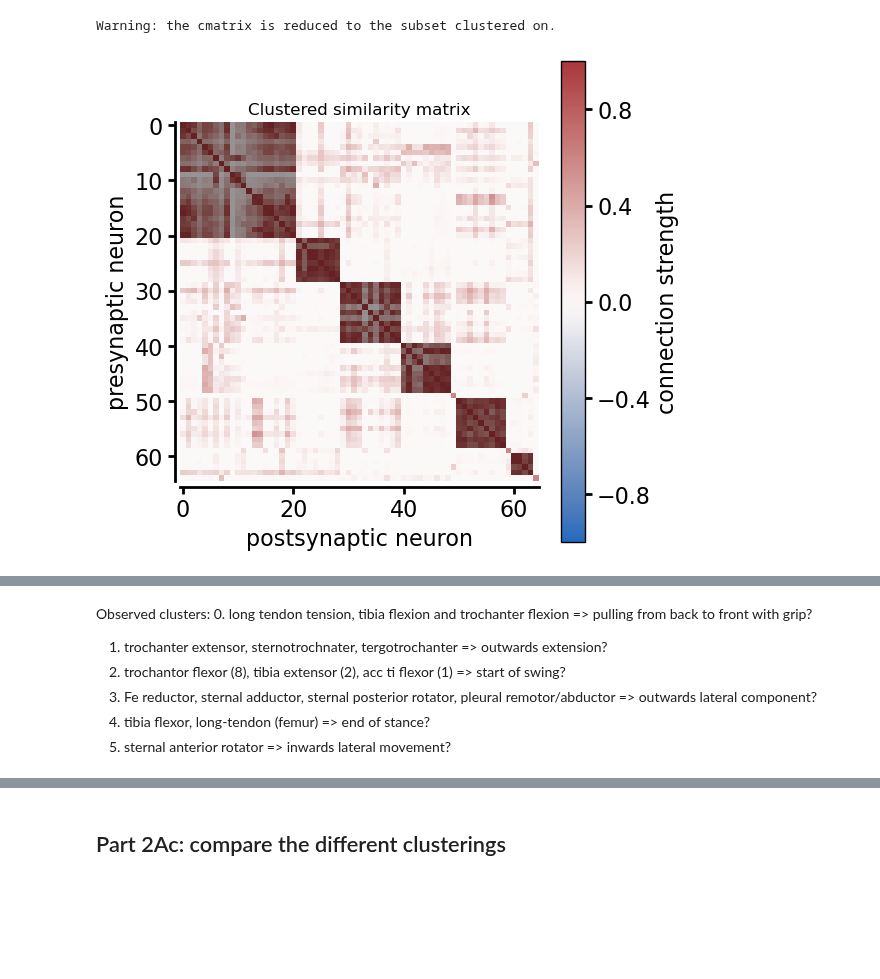
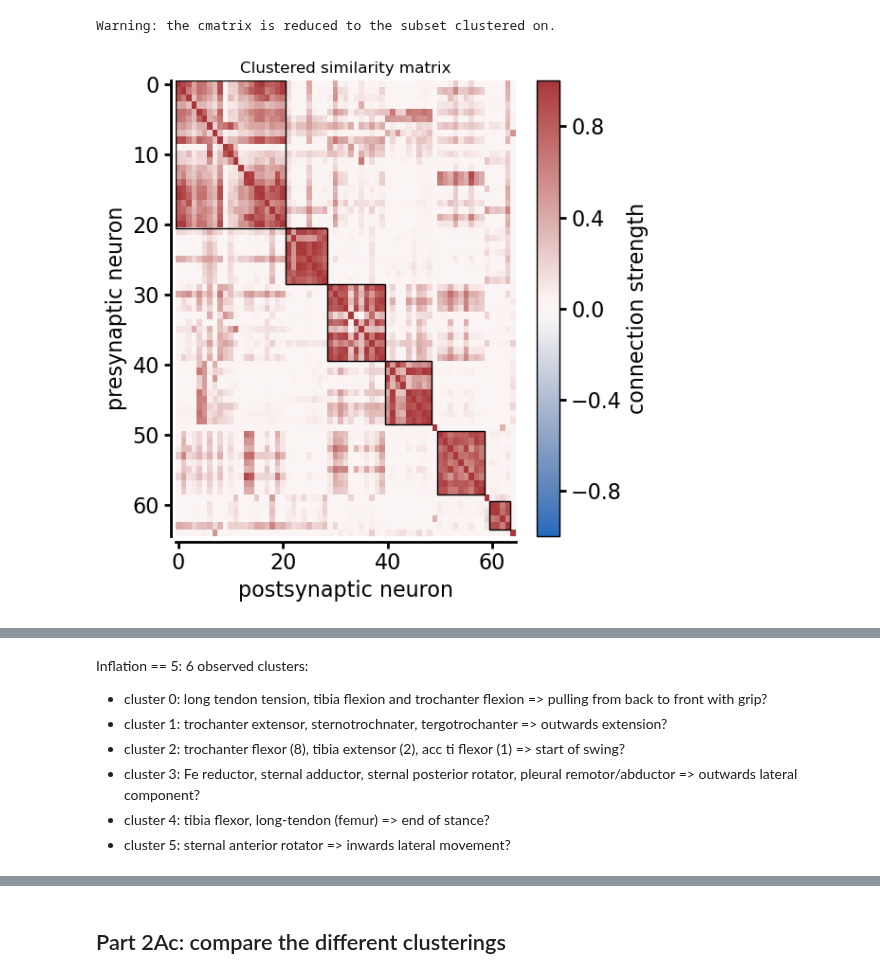
Before and after one commit to NeLy-EPFL/vnc_networks, a Jupyter notebook: scripts/generate_plots/muscle_synergies.ipynb, the cells around one changed output, grey strips where cells are left out. Drawn from its saved outputs; the diff is of its cells as text; code cells hidden in the pictures; blank space fills up the shorter version.

```diff
--- a/scripts/generate_plots/muscle_synergies.ipynb
+++ b/scripts/generate_plots/muscle_synergies.ipynb
@@ -29,7 +34,7 @@ FIG_DIR = MANC(manc_version).get_fig_dir()
 MDN_FIGS = os.path.join(FIG_DIR, MDN_DIR)
 os.makedirs(MDN_FIGS, exist_ok=True)
 # %%
-savefigs = True  # True to save figures
+savefigs = False  # True to save figures
 # %%
 CR = MANC(manc_version)
 split_mdn_vnc = mdn_helper.get_vnc_split_MDNs_by_neuropil(
@@ -163,7 +168,21 @@ mat = np.zeros((clustered_sim_mat.shape[0], clustered_sim_mat.shape[1]))
 for cluster in index_clusters:
     mat[cluster[0] : cluster[-1] + 1, cluster[0] : cluster[-1] + 1] = 1
 ax, _ = clustered_cmatrix.imshow(savefig=False, ax=ax, title="Clustered similarity matrix")
-ax.imshow(mat, cmap="binary", alpha=0.4)
+
+#ax.imshow(mat, cmap="binary", alpha=0.4)
+# Instead of shading the clusters, draw the boundaries as black boxes
+for cluster in index_clusters:
+    ax.add_patch(
+        plt.Rectangle(
+            (cluster[0] - 0.5, cluster[0] - 0.5),
+            len(cluster),
+            len(cluster),
+            edgecolor="black",
+            facecolor="none",
+            lw=1,
+        )
+    )
+
 
 if savefigs:
     plt.savefig(
@@ -301,31 +353,43 @@ Warning: the cmatrix is reduced to the subset clustered on.
 # %%
 # Visualise the similarity matrix and its clusters
 
 fig, ax = plt.subplots(figsize=(6, 6))
 sub_clustered_sim_mat = sub_clustered_cmatrix.get_matrix().todense()
 # create a matrix of zeros
 mat = np.zeros((sub_clustered_sim_mat.shape[0], sub_clustered_sim_mat.shape[1]))
 # draw the boundaries between clusters
 for cluster in sub_index_clusters:
     mat[cluster[0] : cluster[-1] + 1, cluster[0] : cluster[-1] + 1] = 1
 _ = sub_clustered_cmatrix.imshow(
     savefig=False, ax=ax, title="Clustered similarity matrix"
 )
-ax.imshow(mat, cmap="binary", alpha=0.4)
+# ax.imshow(mat, cmap="binary", alpha=0.4)
+# Instead of shading the clusters, draw the boundaries as black boxes
+for cluster in sub_index_clusters:
+    ax.add_patch(
+        plt.Rectangle(
+            (cluster[0] - 0.5, cluster[0] - 0.5),
+            len(cluster),
+            len(cluster),
+            edgecolor="black",
+            facecolor="none",
+            lw=1,
+        )
+    )
 
 if savefigs:
     fig.savefig(
         os.path.join(
             MDN_FIGS, "clustered_similarity_matrix_T3_R_MNs_MDN_input.pdf"
         ),
         dpi=params.DPI,
         bbox_inches="tight",
         transparent=True,
     )
 
 plt.show()
 # %% [output]
-[figure, old version]
+[figure, new version]
 # %%
 # Save the clusters
 # create a df with a column for the cluster number, one for the neuron uid, one
@@ -372,16 +436,17 @@ print(sub_info_df_summary)
 25                                   [MNhl36, MNhl36]
 26                                   [MNhl62, MNhl59]
 # %% [markdown]
-Observed clusters:
-0. long tendon tension, tibia flexion and trochanter flexion
+Inflation == 5:
+6 observed clusters:
+- cluster 0: long tendon tension, tibia flexion and trochanter flexion
     => pulling from back to front  with grip?
-1. trochanter extensor, sternotrochnater, tergotrochanter
+- cluster 1: trochanter extensor, sternotrochnater, tergotrochanter
     => outwards extension?
-2. trochantor flexor (8), tibia extensor (2), acc ti flexor (1)
+- cluster 2: trochanter flexor (8), tibia extensor (2), acc ti flexor (1)
     => start of swing?
-3. Fe reductor, sternal adductor, sternal posterior rotator, pleural remotor/abductor
+- cluster 3: Fe reductor, sternal adductor, sternal posterior rotator, pleural remotor/abductor
     => outwards lateral component?
-4. tibia flexor, long-tendon (femur)
+- cluster 4: tibia flexor, long-tendon (femur)
     => end of stance?
-5. sternal anterior rotator
+- cluster 5: sternal anterior rotator
     => inwards lateral movement?
```
Also changed, not shown: parts of 20 cells of this notebook, 3 other files.
